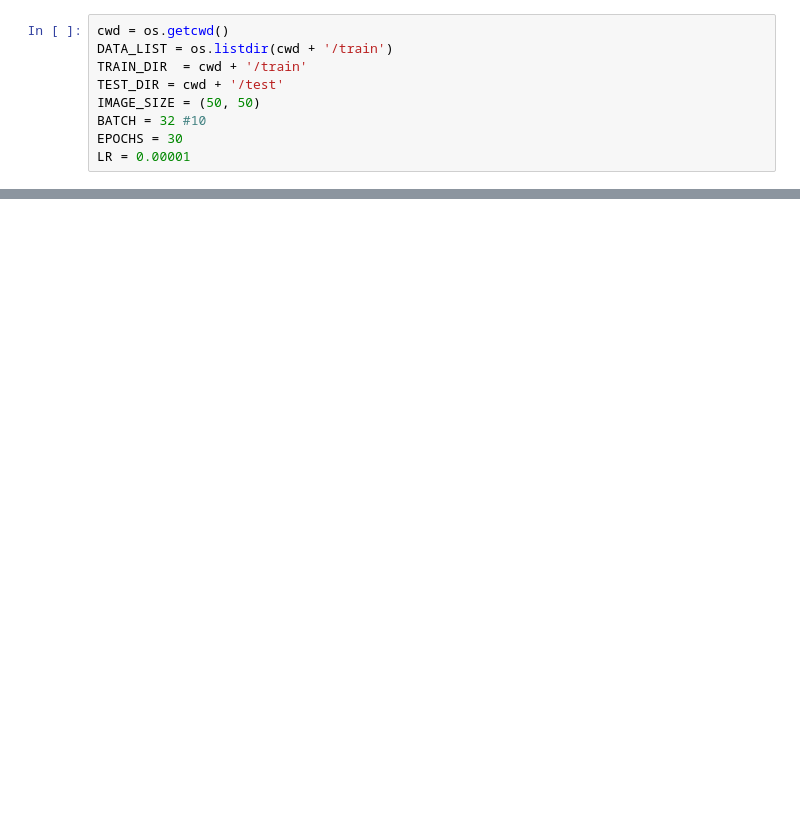
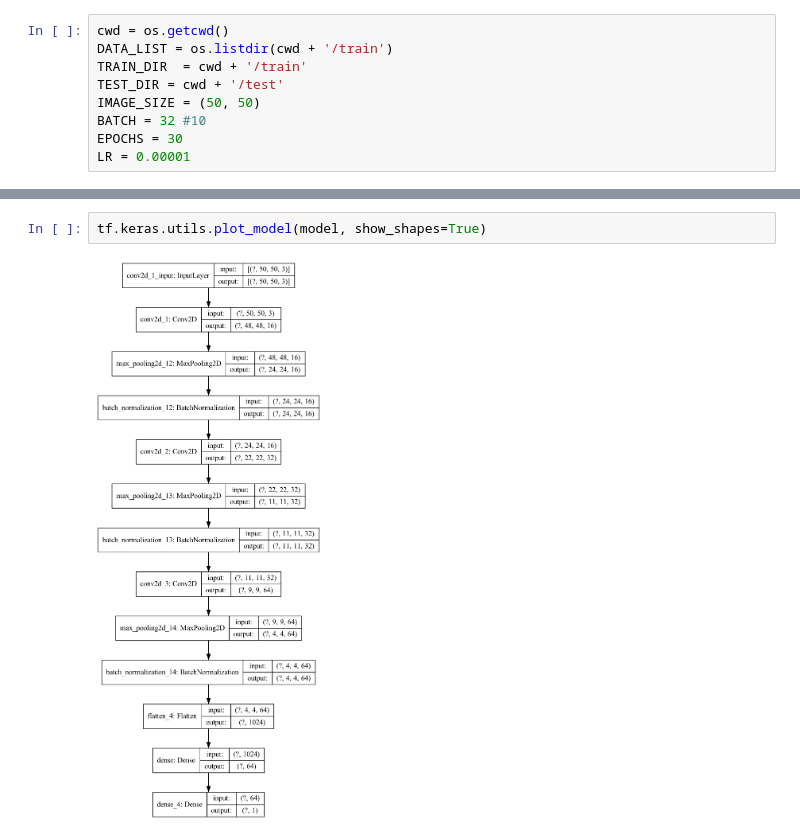
Before and after one commit to Hsin-Hung/Drowsiness_Detection, a Jupyter notebook: src/Henry.ipynb, the cells around one changed output, grey strips where cells are left out. Cells and saved outputs as stored; diff of their text form; blank space fills up the shorter version.

```diff
--- a/src/Henry.ipynb
+++ b/src/Henry.ipynb
@@ -93,3 +86,7 @@ LR = 0.00001
+# %%
+tf.keras.utils.plot_model(model, show_shapes=True)
+# %% [output]
+[figure, added]
 # %%
 print(len(train_batches))
 print(len(valid_batches))
```
Also changed, not shown: parts of 12 cells of this notebook.
